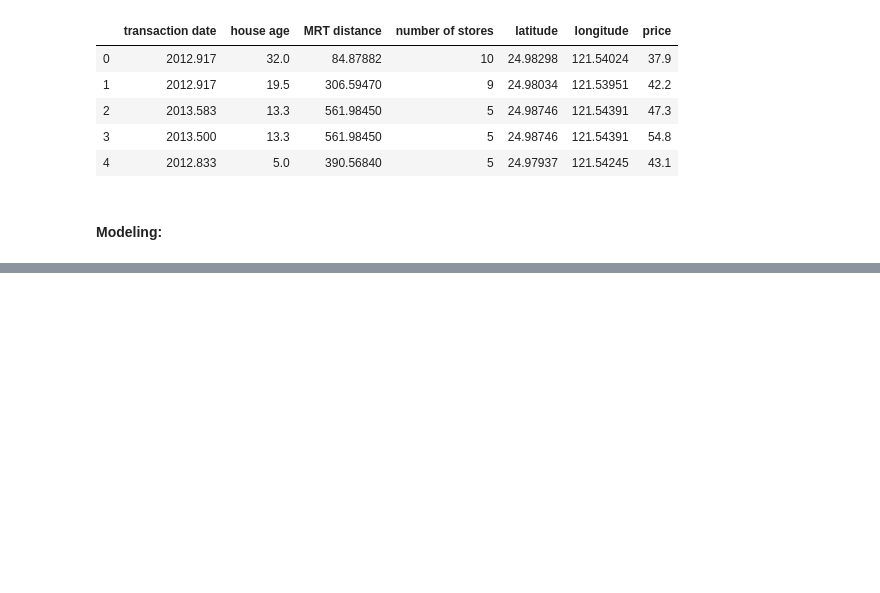
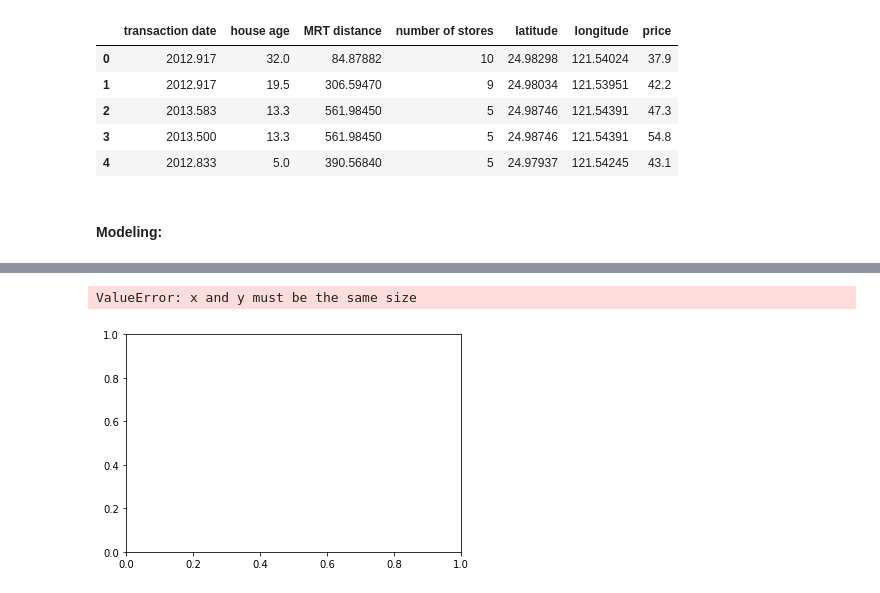
Before and after one commit to omgwenxx/machine_learning, a Jupyter notebook: assignment1/real_estate.ipynb, the cells around one changed output, grey strips where cells are left out. Saved outputs shown, nothing was run; the diff lists cells and outputs as text; code cells hidden in the pictures; blank space fills up the shorter version.

Commit message:
added different regression typed to wine and real estate

```diff
--- a/assignment1/real_estate.ipynb
+++ b/assignment1/real_estate.ipynb
@@ -64,0 +68,31 @@ plt.show()
+# %%
+######### Polynomial Regression #########
+
+train, test = train_test_split(real_estate, test_size=0.2)
+
+# Training Model
+x_train = train.drop('price', axis=1)
+y_train = train['price']
+
+polynomial_features= PolynomialFeatures(degree=2)
+x_poly = polynomial_features.fit_transform(x_train)
+
+model = LinearRegression()
+model.fit(x_poly, y_train)
+y_pred = model.predict(x_poly)
+
+# Testing
+x_test = test.drop('price', axis=1)
+y_test = test['price']
+#y_pred = model.predict(x_test)
+
+# Plot outputs
+plt.scatter(y_test, y_pred)
+
+plt.xticks(())
+plt.yticks(())
+
+plt.show()
+# %% [output]
+ValueError: x and y must be the same size
+[figure, added]
```
Also changed, not shown: parts of 4 cells of this notebook, 2 other files.
